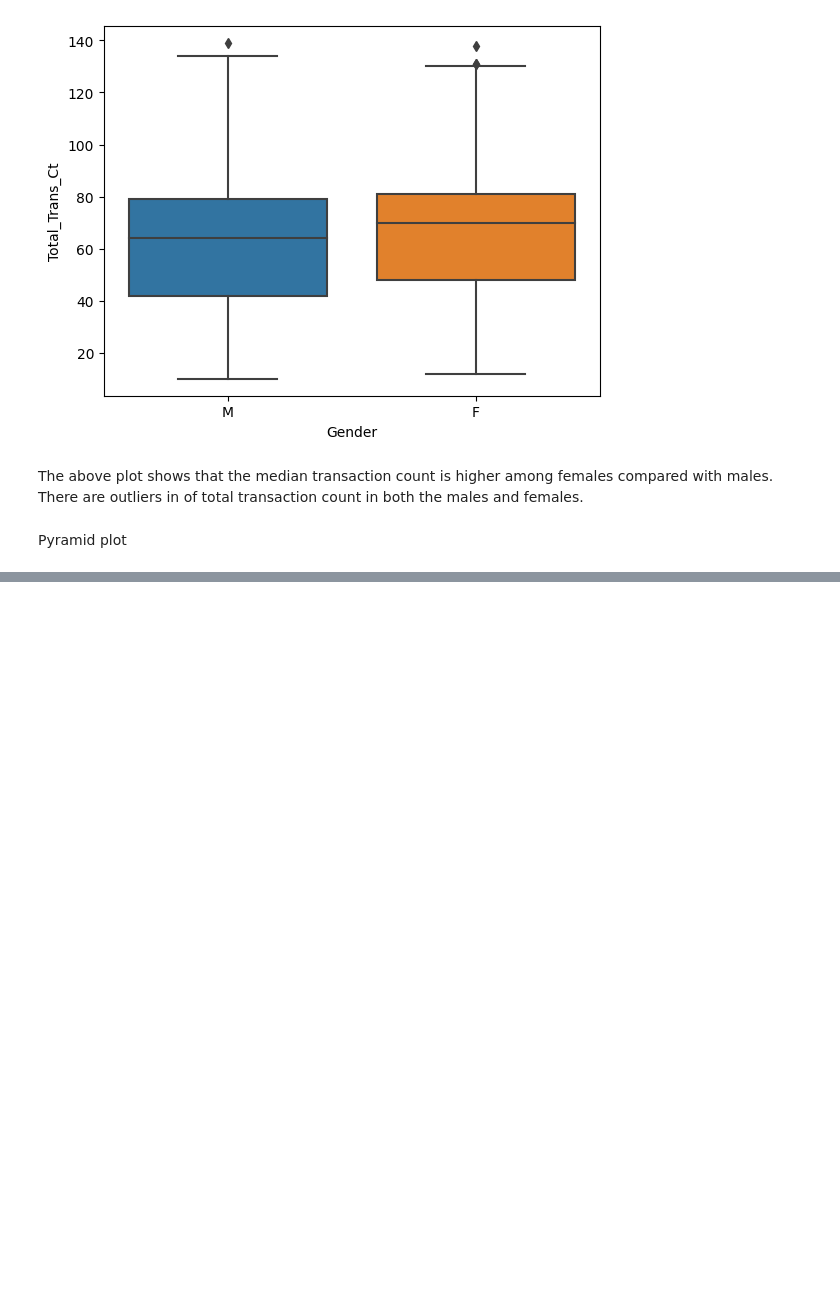
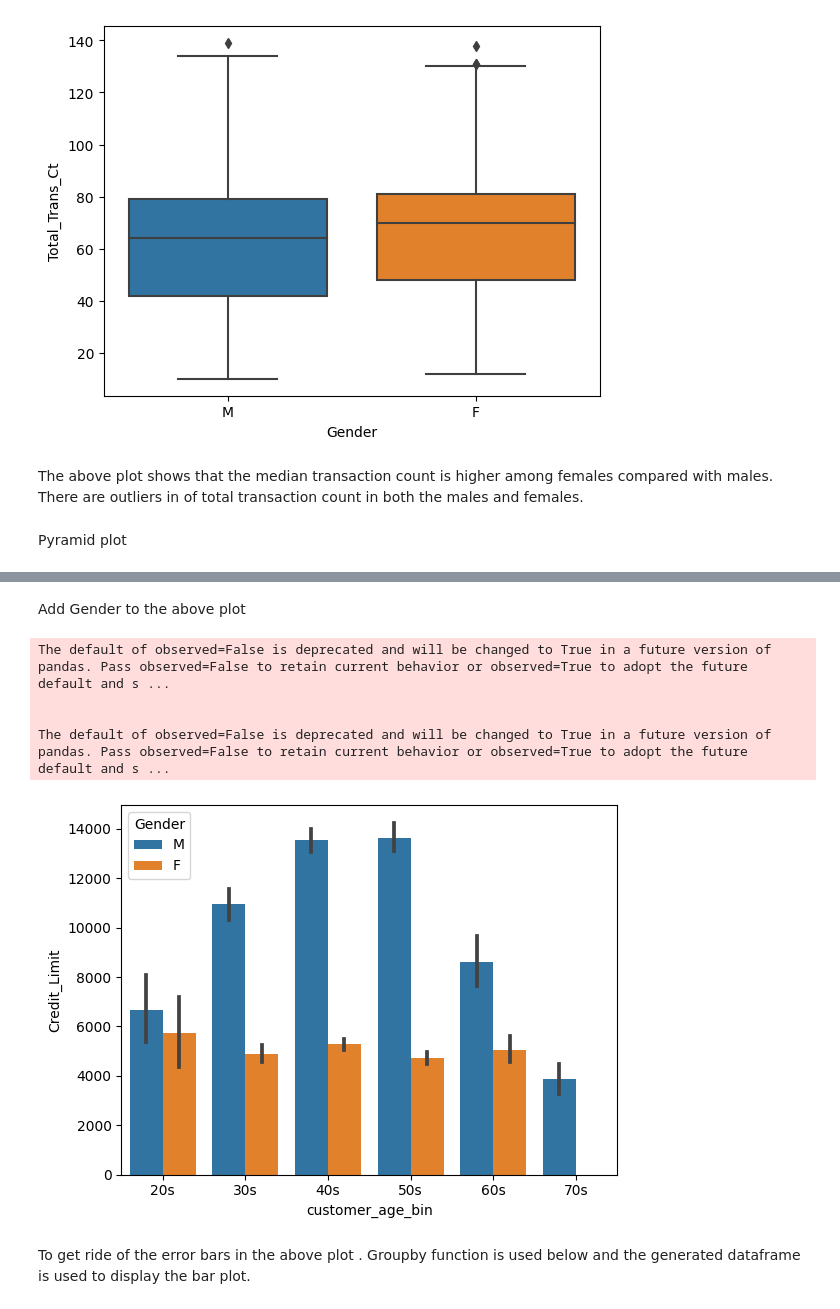
Before and after one commit to AlaaHmd/practical-python-for-data-professionals-4358485, a Jupyter notebook: data/Dirty Data.ipynb, the cells around one changed output, grey strips where cells are left out. Cells and saved outputs as stored; diff of their text form; code cells hidden in the pictures; blank space fills up the shorter version.

```diff
--- a/data/Dirty Data.ipynb
+++ b/data/Dirty Data.ipynb
@@ -535,0 +552,12 @@ fig.show()
+# %% [markdown]
+Add Gender to the above plot
+# %%
+sn.barplot(x = 'customer_age_bin', y = 'Credit_Limit', hue = 'Gender',data=dataset, estimator = np.mean);
+# %% [output]
+The default of observed=False is deprecated and will be changed to True in a future version of pandas. Pass observed=False to retain current behavior or observed=True to adopt the future default and s ...
+
+
+The default of observed=False is deprecated and will be changed to True in a future version of pandas. Pass observed=False to retain current behavior or observed=True to adopt the future default and s ...
+[figure, added]
+# %% [markdown]
+To get ride of the error bars in the above plot . Groupby function is used below and the generated dataframe is used to display the bar plot.
```
Also changed, not shown: parts of 20 cells of this notebook.
